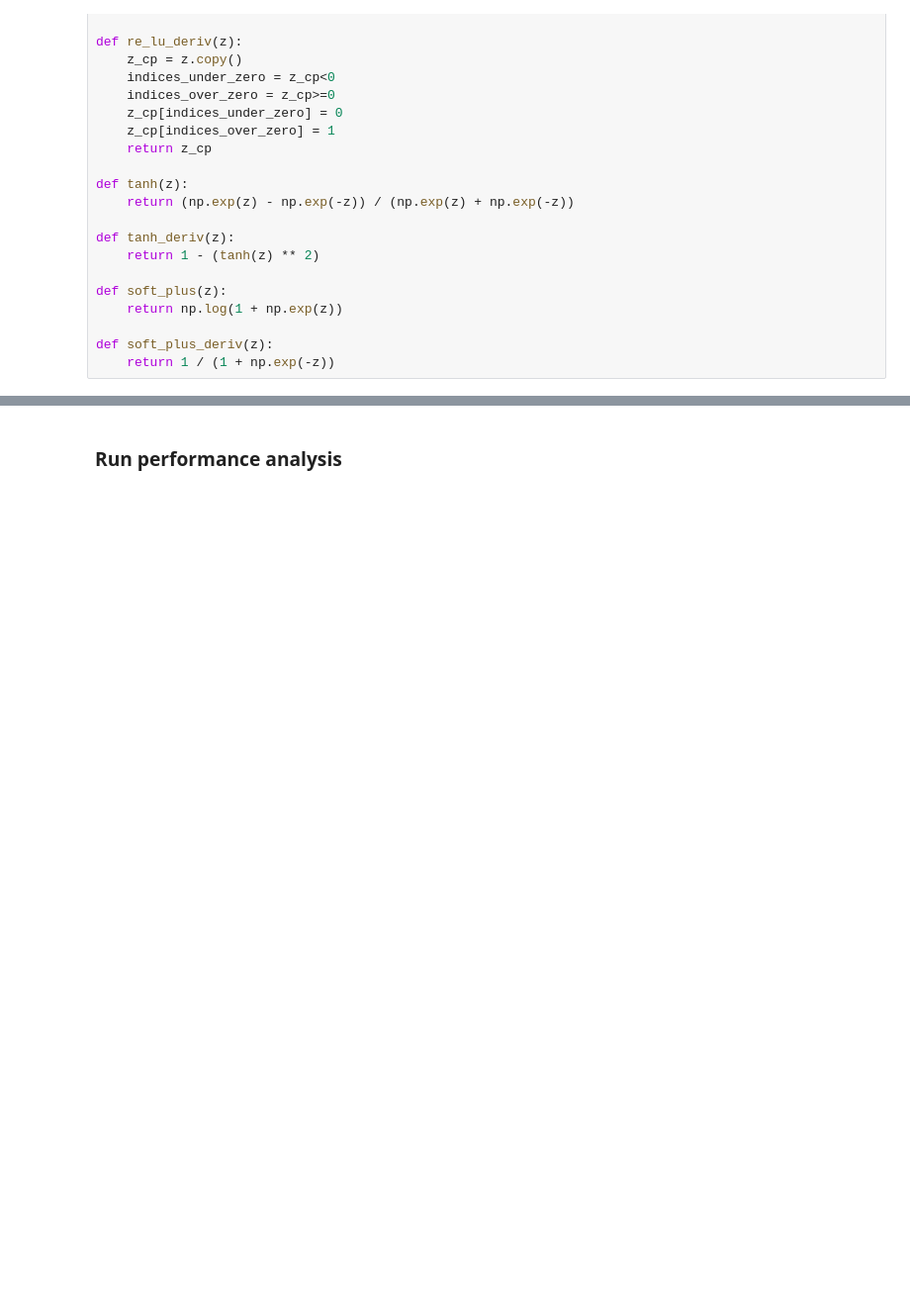
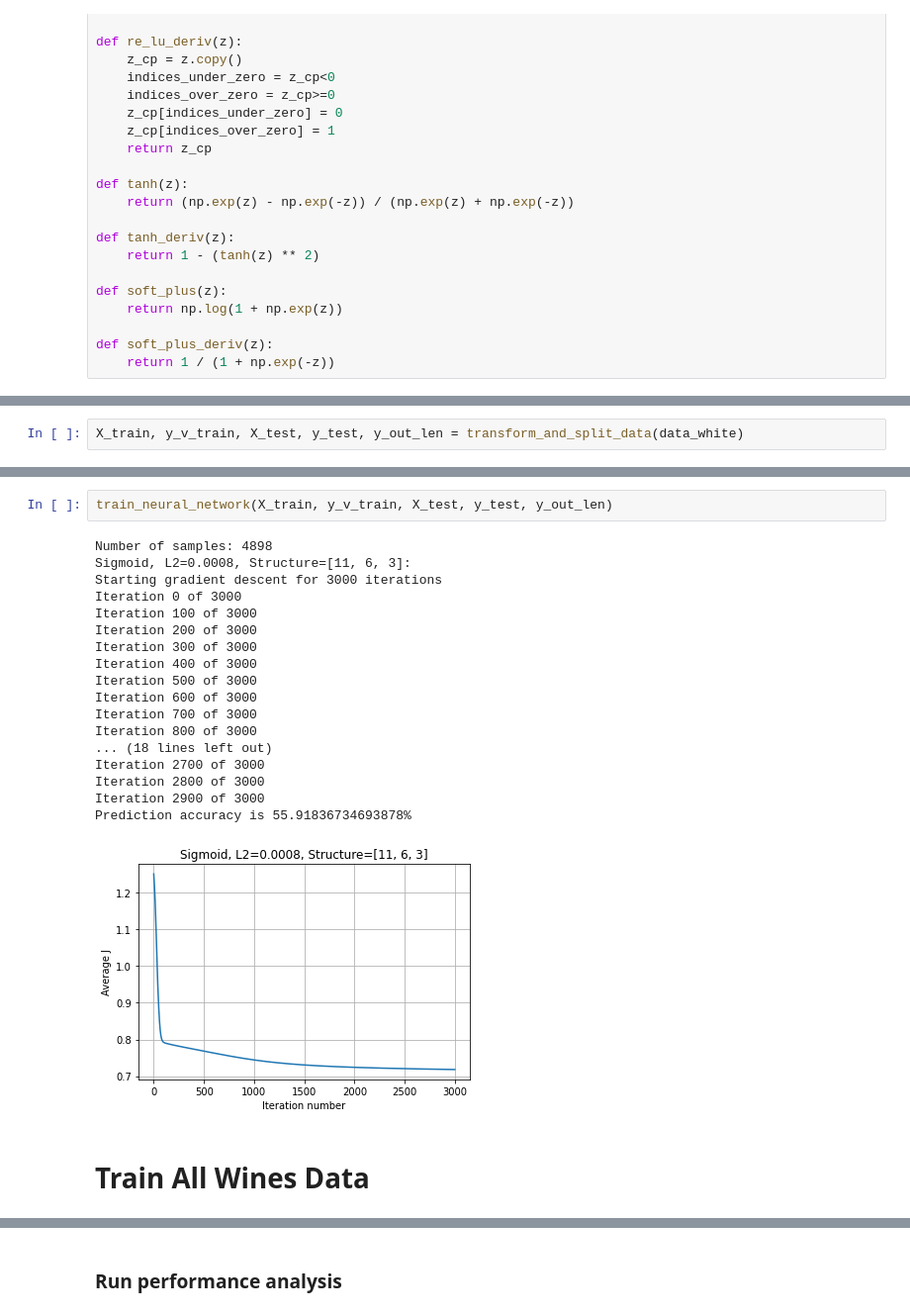
Before and after one commit to RoyLeviGit/ML_Final, a Jupyter notebook: Neural Network.ipynb, the cells around one changed output, grey strips where cells are left out. Shown at 99% size. Cells and saved outputs as stored; diff of their text form; blank space fills up the shorter version.

```diff
--- a/Neural Network.ipynb
+++ b/Neural Network.ipynb
@@ -295,0 +299,2 @@ def soft_plus_deriv(z):
+# %%
+X_train, y_v_train, X_test, y_test, y_out_len = transform_and_split_data(data_white)
@@ -295,0 +319,23 @@ def soft_plus_deriv(z):
+# %%
+train_neural_network(X_train, y_v_train, X_test, y_test, y_out_len)
+# %% [output]
+Number of samples: 4898
+Sigmoid, L2=0.0008, Structure=[11, 6, 3]:
+Starting gradient descent for 3000 iterations
+Iteration 0 of 3000
+Iteration 100 of 3000
+Iteration 200 of 3000
+Iteration 300 of 3000
+Iteration 400 of 3000
+Iteration 500 of 3000
+Iteration 600 of 3000
+Iteration 700 of 3000
+Iteration 800 of 3000
+... (18 lines left out)
+Iteration 2700 of 3000
+Iteration 2800 of 3000
+Iteration 2900 of 3000
+Prediction accuracy is 55.91836734693878%
+[figure, added]
+# %% [markdown]
+# Train All Wines Data
```
Also changed, not shown: parts of 32 cells of this notebook.
